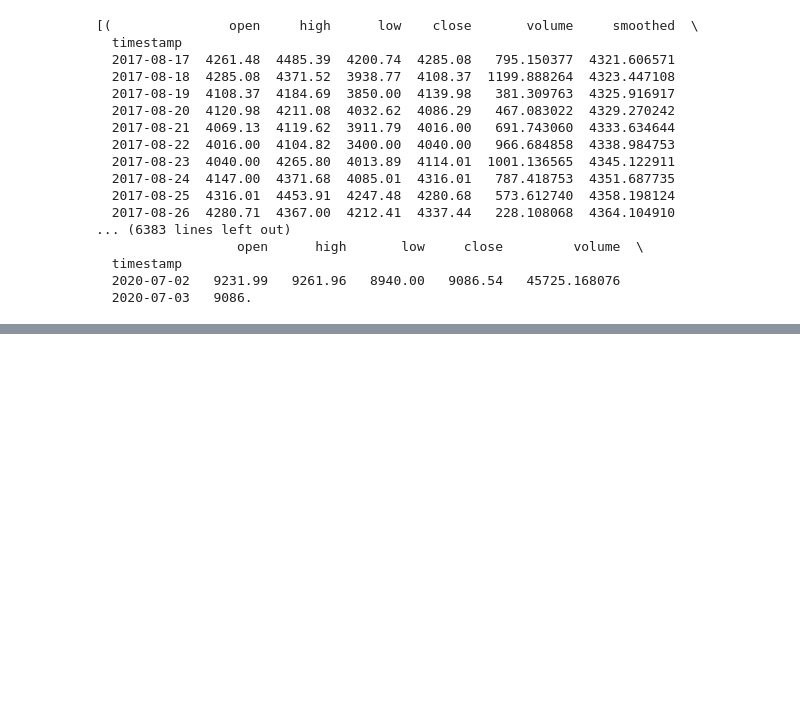
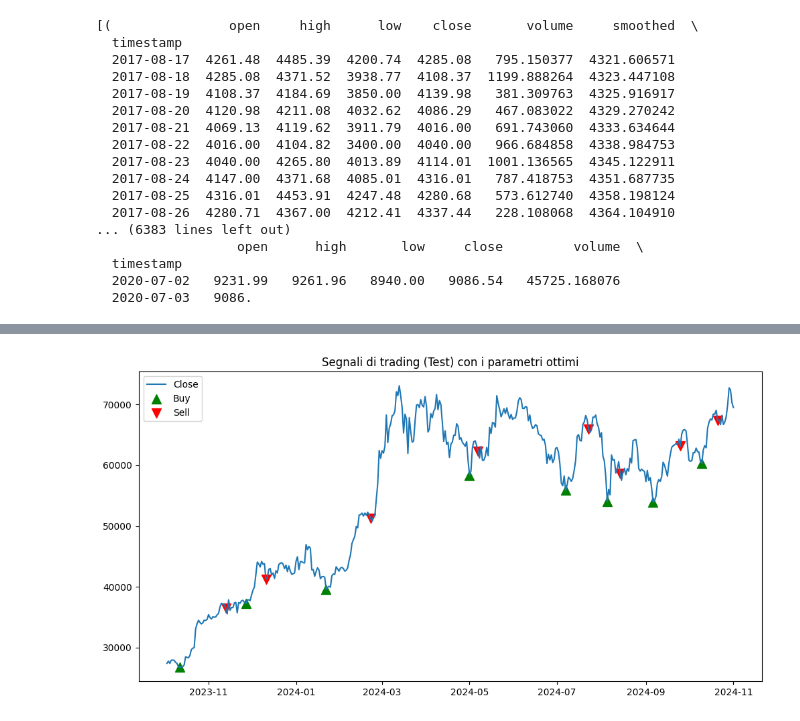
Before and after one commit to AleImbri/Crypto-machine-learning, a Jupyter notebook: Analisi ciclica.ipynb, the cells around one changed output, grey strips where cells are left out. Drawn from its saved outputs; the diff is of its cells as text; code cells hidden in the pictures; blank space fills up the shorter version.

```diff
--- a/Analisi ciclica.ipynb
+++ b/Analisi ciclica.ipynb
@@ -652,0 +666,6 @@ blocks
+# %%
+# Esempio: carico un CSV con colonne [Date, Open, High, Low, Close, Volume]
+df = pd.read_csv('bitcoin_data_28-4-2013_4-3-2024_granularità_1_giorno.csv', parse_dates=['Timestamp'])
+df.rename(columns={'Timestamp': 'Date', 'Price (€)': 'Close'}, inplace=True)
+df.sort_values(by='Date', inplace=True)
+df.reset_index(drop=True, inplace=True)
@@ -652,0 +937,3 @@ blocks
+# %%
+data = data_frames['BTC']
+data
@@ -652,0 +1359,11 @@ blocks
+# %%
+param_grid = {
+    'cutoff':       [0.01, 0.05, 0.1],       # Filtro passa-basso
+    'order':        [2, 3],
+    'window':       [5, 10, 15],            # per min_local / max_local
+    'cycle_min':    [10, 20, 30],
+    'cycle_max':    [50, 80, 120],
+    'tolerance':    [5, 10],
+    'min_price_change': [5, 10, 15],
+    'min_gap':      [5, 10, 15]
+}
@@ -652,0 +1414,68 @@ blocks
+# %%
+if __name__ == "__main__":
+    # 1) Carico i dati
+    # df_main = pd.read_csv('btc_data.csv', parse_dates=['Date'])
+    # Esempio finto:
+    # dates = pd.date_range(start='2020-01-01', periods=500)
+    # close_prices = np.linspace(25000, 80000, 500)  # finto bull run
+    # df_main = pd.DataFrame({'Date': dates, 'close': close_prices})
+
+    # 2) Splittiamo train/val/test
+    df_train, df_val, df_test = train_val_test_split(data,
+                                                     train_size=0.7,
+                                                     val_size=0.15,
+                                                     test_size=0.15,
+                                                     date_col='Date')
+
+    # 3) Parametri "fissi" (tipo fee e capitale iniziale)
+    fixed_params = {
+        'date_col': 'Date',
+        'close_col': 'close',
+        'initial_balance': 1000.0,
+        'fee_percent': 0.1,   # 0.1% buy, 0.1% sell
+        'use_smooth': True,
+    }
+
+    # 4) Definiamo la griglia di parametri
+    param_grid = {
+        'cutoff':           [0.01, 0.05],
+        'order':            [2],
+        'window':           [5, 10, 15],
+        'cycle_min':        [10, 20],
+        'cycle_max':        [50, 80],
+        'tolerance':        [5],
+        'min_price_change': [5, 10],
+        'min_gap':          [5, 10]
+    }
+
+    # 5) Facciamo la super grid search
+    best_params, best_val_balance, results_list = super_grid_search(
+        df_train=df_train,
+        df_val=df_val,
+        fixed_params=fixed_params,
+        param_grid=param_grid
+    )
+
+    print("Best params on validation set:", best_params)
+    print("Best validation balance:", best_val_balance)
+
+    # 6) Con i best_params su validation, proviamo su test
+    final_params = {**fixed_params, **best_params}
+    df_test_proc, test_balance, test_cycles = apply_pipeline(df_test.copy(), **final_params)
+    print("Test final balance with best_params:", test_balance)
+
+    # 7) Se vuoi, puoi stampare tutte le combinazioni testate e i relativi bilanci
+    # for combo_dict, val_bal in results_list:
+    #     print(combo_dict, val_bal)
+
+    # 8) Magari plot finale
+    plt.figure(figsize=(12,6))
+    plt.plot(df_test_proc['Date'], df_test_proc['close'], label='Close')
+    buy_points = df_test_proc[df_test_proc['signal'] == 1]
+    sell_points = df_test_proc[df_test_proc['signal'] == -1]
+    plt.scatter(buy_points['Date'], buy_points['close'], marker='^', color='g', s=100, label='Buy')
+    plt.scatter(sell_points['Date'], sell_points['close'], marker='v', color='r', s=100, label='Sell')
+    plt.legend()
+    plt.title('Segnali di trading (Test) con i parametri ottimi')
+    plt.show()
+# %% [output]
@@ -652,0 +1485 @@ blocks
+[figure, added]
```
Also changed, not shown: parts of 37 cells of this notebook.
